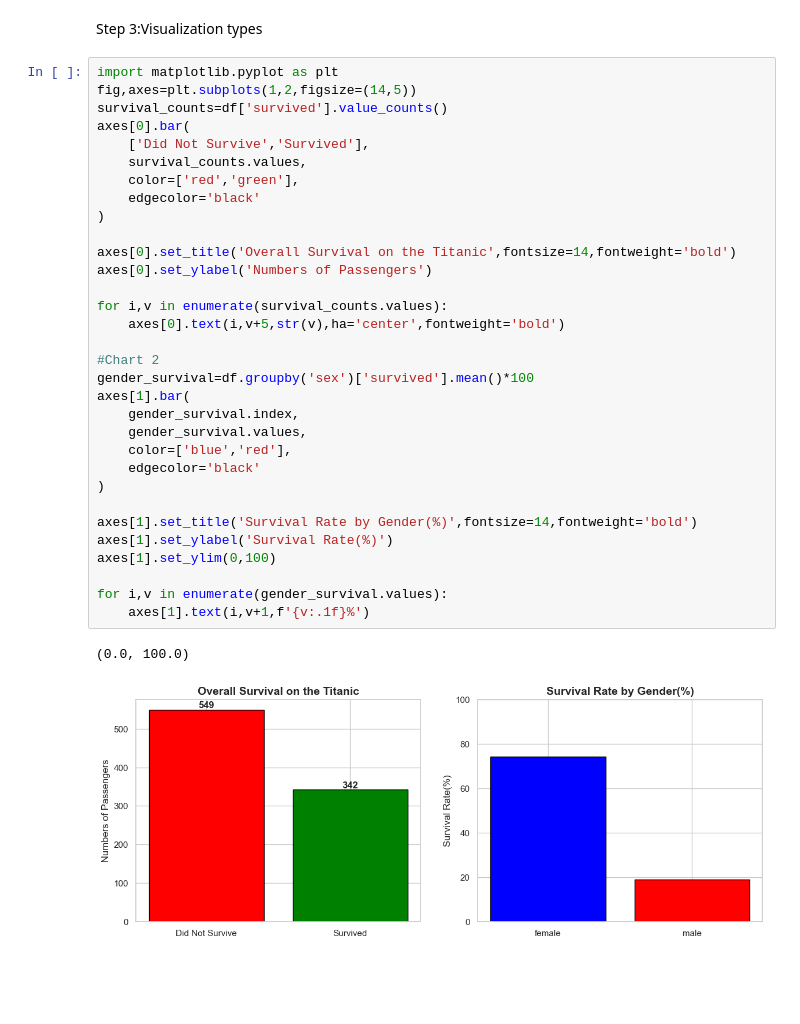
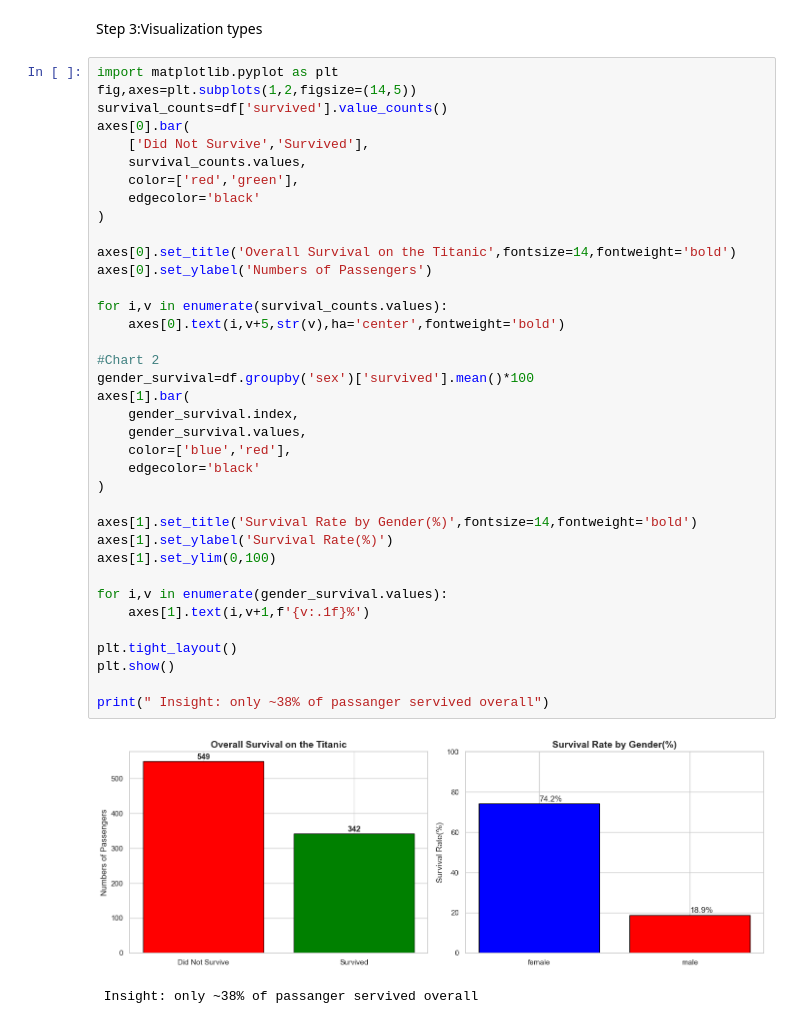
Before and after one commit to surajacharya12/DATA-SCIENCE-LAB, a Jupyter notebook: index.ipynb, the cells around one changed output. Drawn from its saved outputs; the diff is of its cells as text; blank space fills up the shorter version.

```diff
--- a/index.ipynb
+++ b/index.ipynb
@@ -32,32 +32,37 @@ fig,axes=plt.subplots(1,2,figsize=(14,5))
 survival_counts=df['survived'].value_counts()
 axes[0].bar(
     ['Did Not Survive','Survived'],
     survival_counts.values,
     color=['red','green'],
     edgecolor='black'
 )
 
 axes[0].set_title('Overall Survival on the Titanic',fontsize=14,fontweight='bold')
 axes[0].set_ylabel('Numbers of Passengers')
 
 for i,v in enumerate(survival_counts.values):
     axes[0].text(i,v+5,str(v),ha='center',fontweight='bold')
 
 #Chart 2
 gender_survival=df.groupby('sex')['survived'].mean()*100
 axes[1].bar(
     gender_survival.index,
     gender_survival.values,
     color=['blue','red'],
     edgecolor='black'
 )
 
 axes[1].set_title('Survival Rate by Gender(%)',fontsize=14,fontweight='bold')
 axes[1].set_ylabel('Survival Rate(%)')
 axes[1].set_ylim(0,100)
 
 for i,v in enumerate(gender_survival.values):
     axes[1].text(i,v+1,f'{v:.1f}%')
+
+plt.tight_layout()
+plt.show()
+
+print(" Insight: only ~38% of passanger servived overall")
 # %% [output]
+[figure, new version]
-(0.0, 100.0)
+ Insight: only ~38% of passanger servived overall
-[figure, old version]
```
Also changed, not shown: parts of 2 cells of this notebook, 2 other files.
